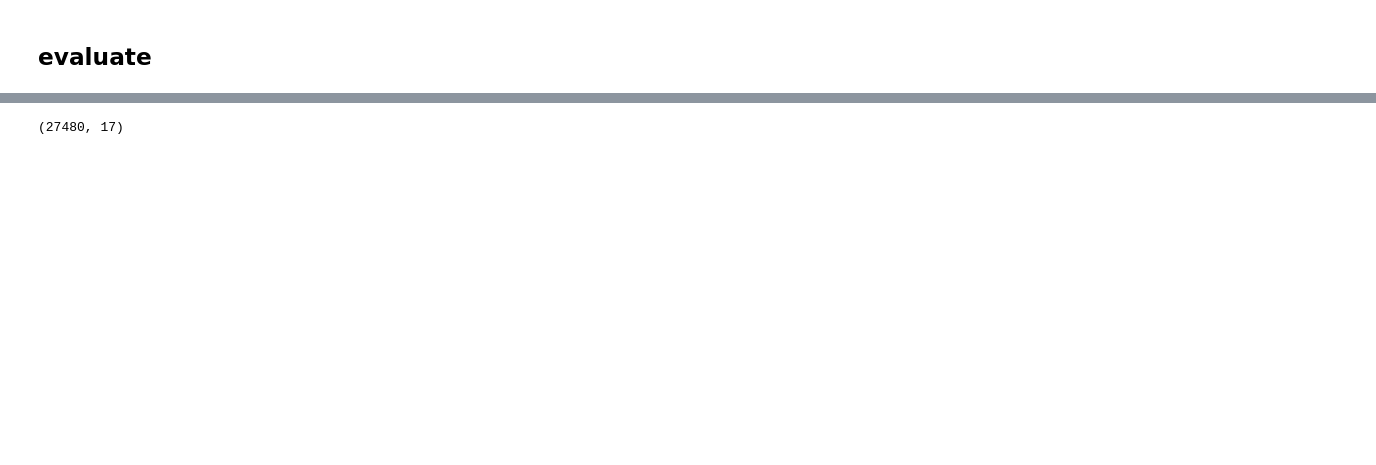
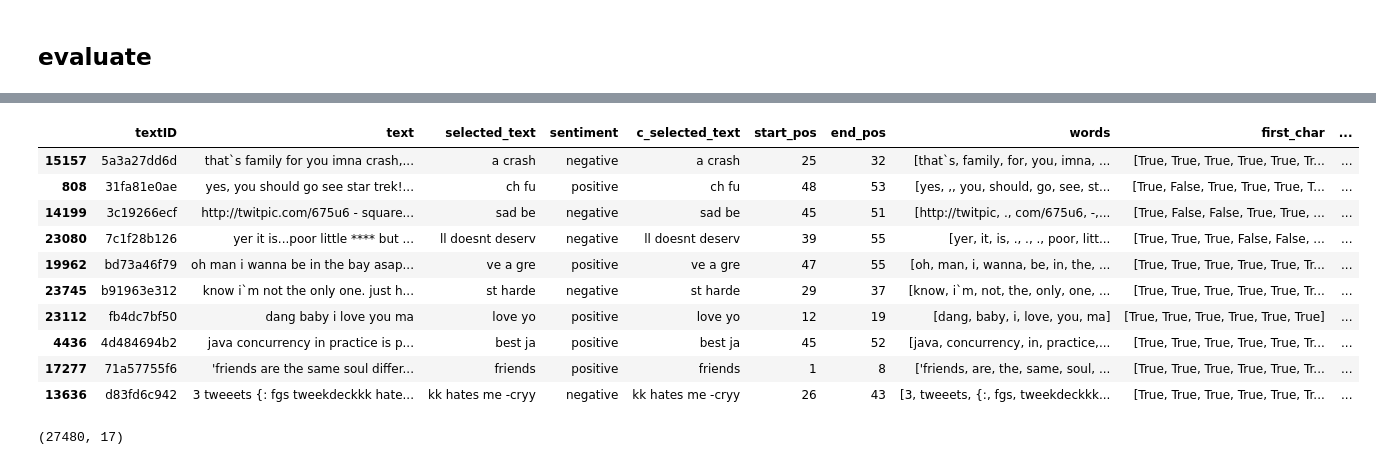
Before and after one commit to thuwyh/Tweet-Sentiment-Extraction, a Jupyter notebook: notebook/robert-prepare-data-multispan-aug.ipynb, the cells around one changed output, grey strips where cells are left out. Drawn from its saved outputs; the diff is of its cells as text; code cells hidden in the pictures; blank space fills up the shorter version.

```diff
--- a/notebook/robert-prepare-data-multispan-aug.ipynb
+++ b/notebook/robert-prepare-data-multispan-aug.ipynb
@@ -13,7 +15,7 @@ def prepare(text):
         word_ret = [""]
         word_invert = [current_pos]
         for p, c in enumerate(w):
-            if c in ['.',',','!','?']:
+            if c in ['.',',','!','?','(',')']:
                 if word_ret[-1]=="":
                     word_ret[-1]+=c
                     word_invert[-1]=current_pos+p
@@ -171,7 +173,8 @@ for text, sp, ep, st in zip(train['text'].tolist(), train['start_pos'].tolist(),
             tokens.append(token)
             token_invert_map.append(idx)
             if started:
-                labels.append(len(tokens)-1)
+                if len(labels)==0 or labels[-1]==len(tokens)-2:
+                    labels.append(len(tokens)-1)
                 in_st.append(1)
             else:
                 in_st.append(0)
@@ -246,3 +270,17 @@ train['label_jaccard'].mean()
+# %%
+train[train['label_jaccard']<0.5].sample(n=10)
+# %% [output]
+|  | textID | text | selected_text | sentiment | c_selected_text | start_pos | end_pos | words | first_char | ... |
+| 15157 | 5a3a27dd6d | that`s family for you imna crash,... | a crash | negative | a crash | 25 | 32 | [that`s, family, for, you, imna, ... | [True, True, True, True, True, Tr... | ... |
+| 808 | 31fa81e0ae | yes, you should go see star trek!... | ch fu | positive | ch fu | 48 | 53 | [yes, ,, you, should, go, see, st... | [True, False, True, True, True, T... | ... |
+| 14199 | 3c19266ecf | http://twitpic.com/675u6 - square... | sad be | negative | sad be | 45 | 51 | [http://twitpic, ., com/675u6, -,... | [True, False, False, True, True, ... | ... |
+| 23080 | 7c1f28b126 | yer it is...poor little **** but ... | ll doesnt deserv | negative | ll doesnt deserv | 39 | 55 | [yer, it, is, ., ., ., poor, litt... | [True, True, True, False, False, ... | ... |
+| 19962 | bd73a46f79 | oh man i wanna be in the bay asap... | ve a gre | positive | ve a gre | 47 | 55 | [oh, man, i, wanna, be, in, the, ... | [True, True, True, True, True, Tr... | ... |
+| 23745 | b91963e312 | know i`m not the only one. just h... | st harde | negative | st harde | 29 | 37 | [know, i`m, not, the, only, one, ... | [True, True, True, True, True, Tr... | ... |
+| 23112 | fb4dc7bf50 | dang baby i love you ma | love yo | positive | love yo | 12 | 19 | [dang, baby, i, love, you, ma] | [True, True, True, True, True, True] | ... |
+| 4436 | 4d484694b2 | java concurrency in practice is p... | best ja | positive | best ja | 45 | 52 | [java, concurrency, in, practice,... | [True, True, True, True, True, Tr... | ... |
+| 17277 | 71a57755f6 | 'friends are the same soul differ... | friends | positive | friends | 1 | 8 | ['friends, are, the, same, soul, ... | [True, True, True, True, True, Tr... | ... |
+| 13636 | d83fd6c942 | 3 tweeets {: fgs tweekdeckkk hate... | kk hates me -cryy | negative | kk hates me -cryy | 26 | 43 | [3, tweeets, {:, fgs, tweekdeckkk... | [True, True, True, True, True, Tr... | ... |
 # %%
 from sklearn.model_selection import StratifiedKFold
 # %%
```
Also changed, not shown: parts of 4 cells of this notebook, 2 other files.
